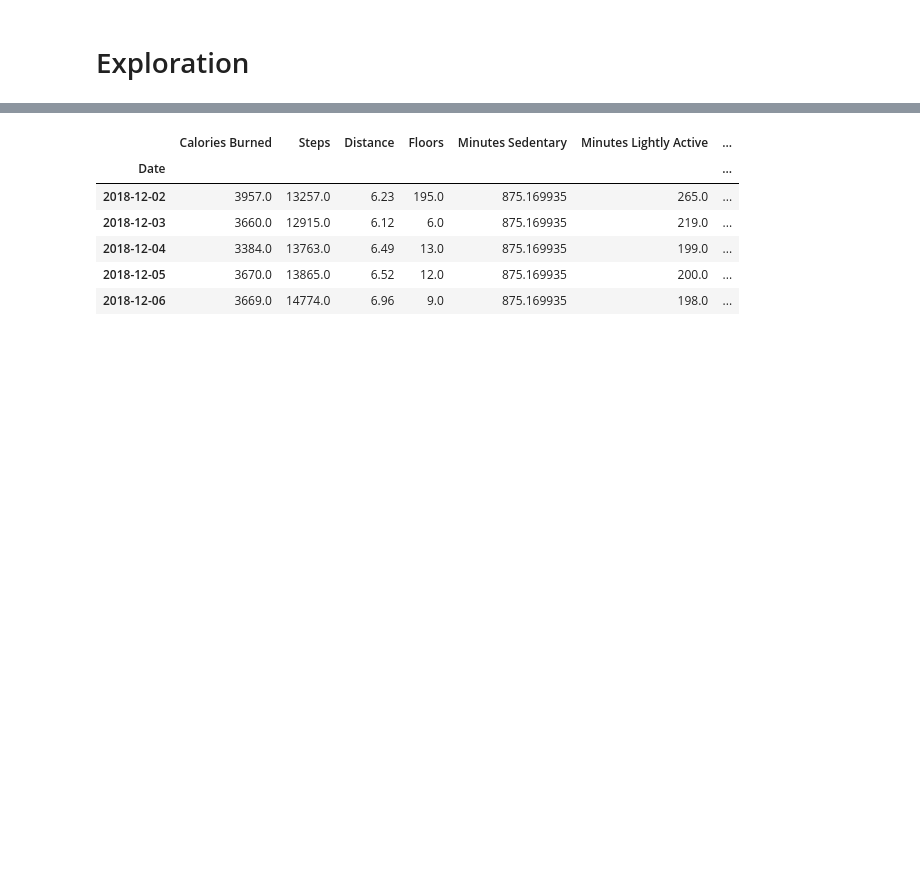
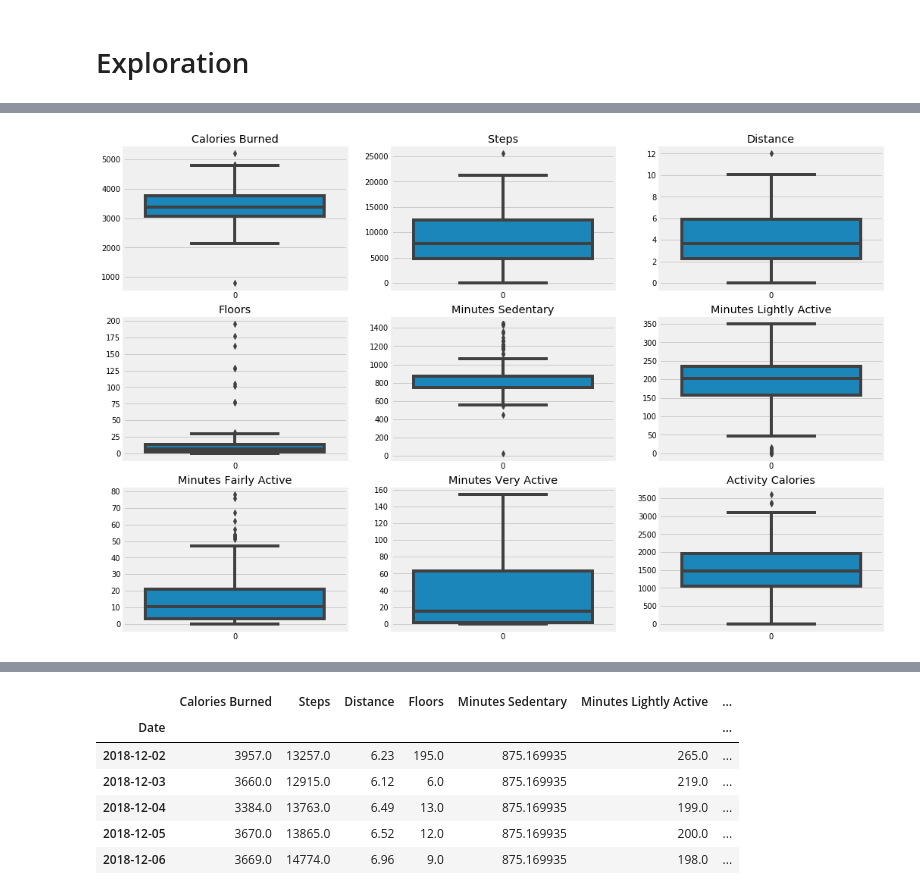
Before and after one commit to jesseanddd/fitbit, a Jupyter notebook: dd_fitbit.ipynb, the cells around one changed output, grey strips where cells are left out. Cells and saved outputs as stored; diff of their text form; code cells hidden in the pictures; blank space fills up the shorter version.

```diff
--- a/dd_fitbit.ipynb
+++ b/dd_fitbit.ipynb
@@ -107 +129,6 @@ fitbit.missing_values_col(df)
+# %%
+fitbit.plot_subs(df,
+             df.select_dtypes(include='number').columns.values)
+# %% [output]
+[figure, added]
 # %%
```
Also changed, not shown: parts of 42 cells of this notebook.
